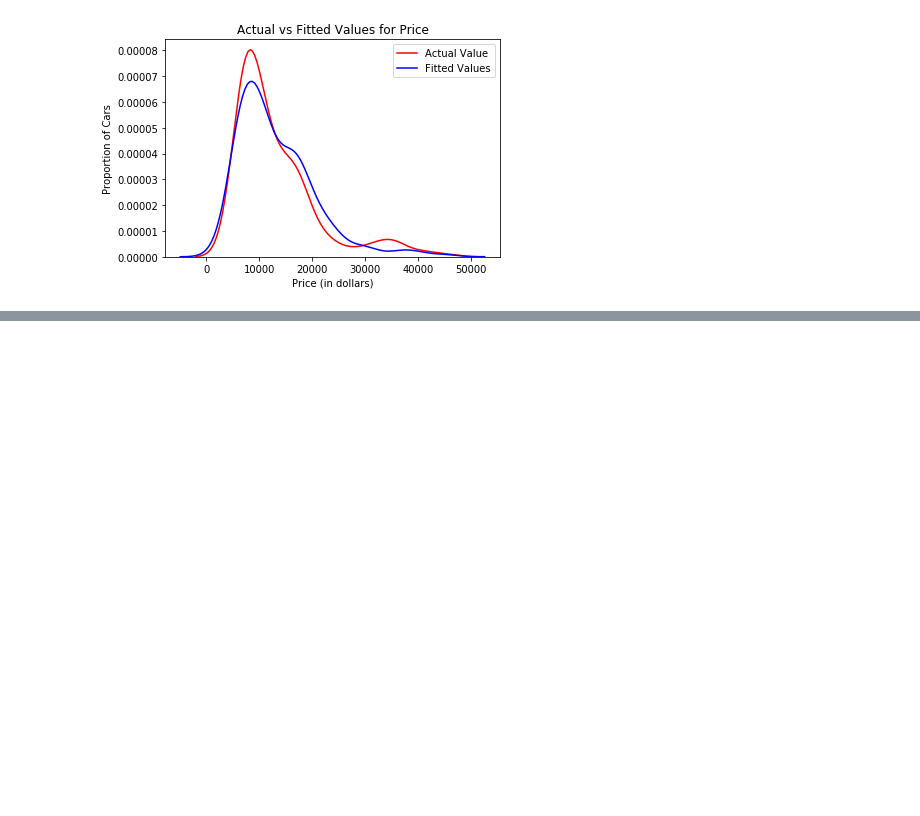
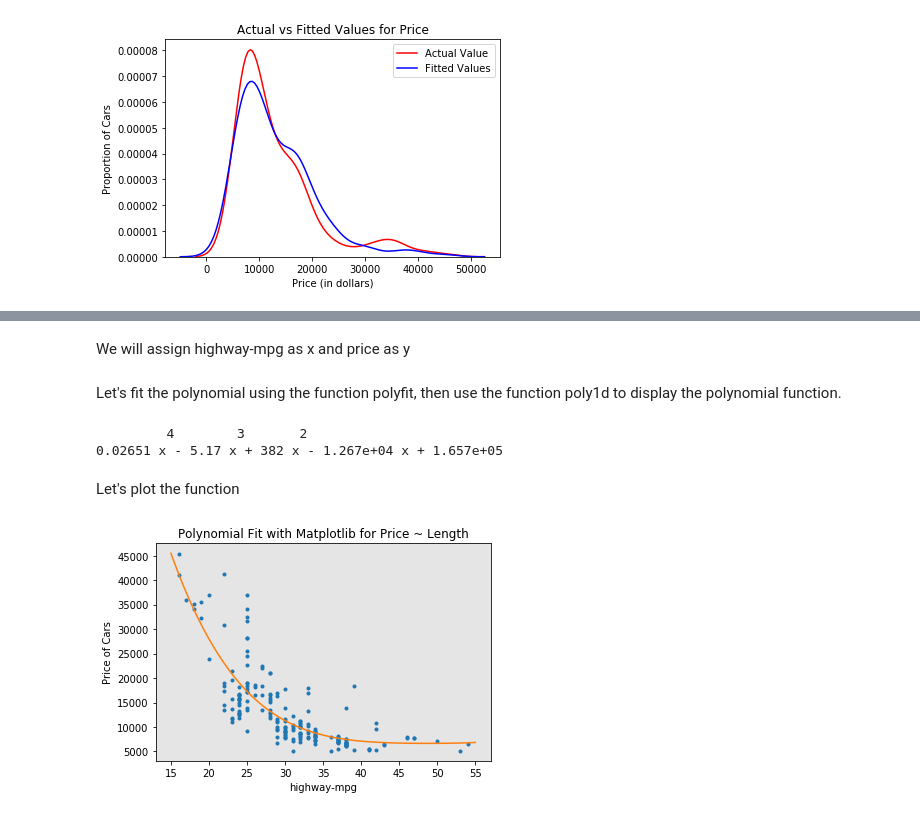
Before and after one commit to adityakumar529/Coursera_Capstone, a Jupyter notebook: Regression(Linear,multiple and Polynomial).ipynb, the cells around one changed output, grey strips where cells are left out. Saved outputs shown, nothing was run; the diff lists cells and outputs as text; code cells hidden in the pictures; blank space fills up the shorter version.

```diff
--- a/Regression(Linear,multiple and Polynomial).ipynb
+++ b/Regression(Linear,multiple and Polynomial).ipynb
@@ -379,0 +385,38 @@ The above graph shows the difference between the Actual value and the predicted
+# %%
+ def PlotPolly(model, independent_variable, dependent_variabble, Name):
+    x_new = np.linspace(15, 55, 100)
+    y_new = model(x_new)
+
+    plt.plot(independent_variable, dependent_variabble, '.', x_new, y_new, '-')
+    plt.title('Polynomial Fit with Matplotlib for Price ~ Length')
+    ax = plt.gca()
+    ax.set_facecolor((0.898, 0.898, 0.898))
+    fig = plt.gcf()
+    plt.xlabel(Name)
+    plt.ylabel('Price of Cars')
+
+    plt.show()
+    plt.close()
+# %% [markdown]
+We will assign highway-mpg as x and price as y
+# %%
+
+x = df['highway-mpg']
+y = df['price']
+# %% [markdown]
+
+Let's fit the polynomial using the function polyfit, then use the function poly1d to display the polynomial function.
+# %%
+# Here we use a polynomial of the 2nd order (cubic)
+f = np.polyfit(x, y, 4)
+p = np.poly1d(f)
+print(p)
+# %% [output]
+         4        3       2
+0.02651 x - 5.17 x + 382 x - 1.267e+04 x + 1.657e+05
+# %% [markdown]
+Let's plot the function
+# %%
+PlotPolly(p, x, y, 'highway-mpg')
+# %% [output]
+[figure, added]
```
Also changed, not shown: parts of 13 cells of this notebook.
